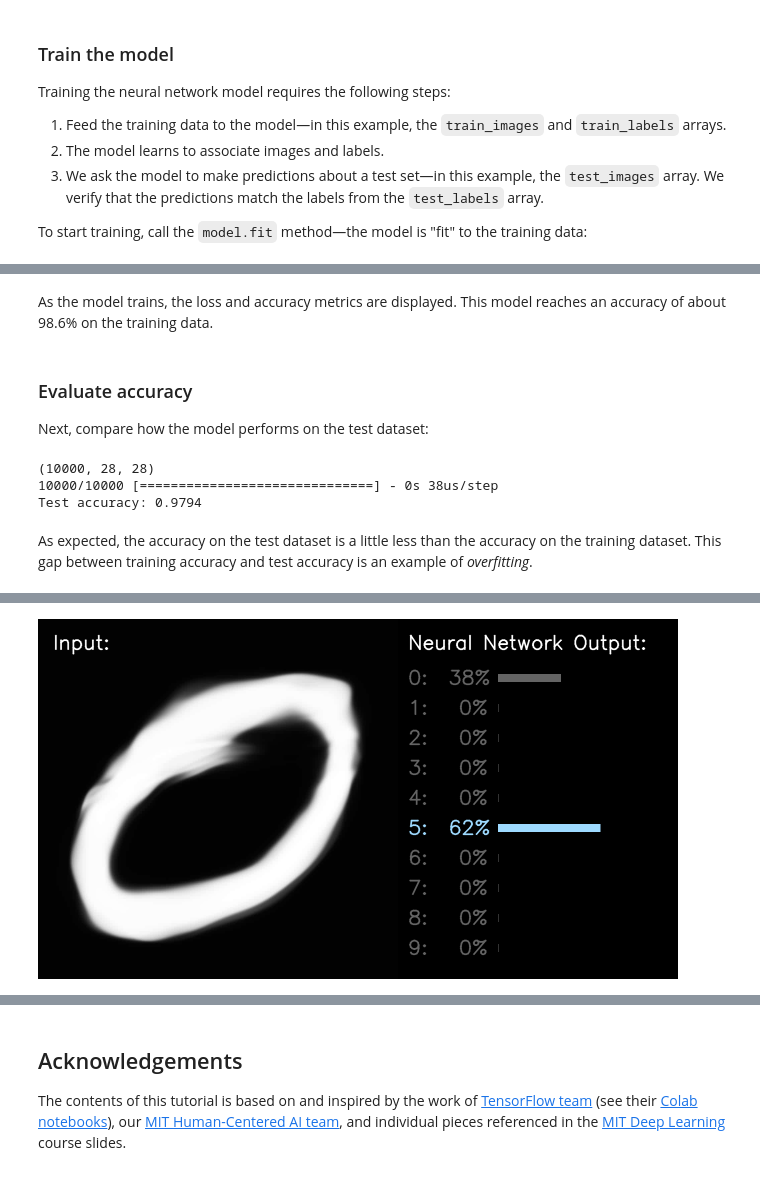
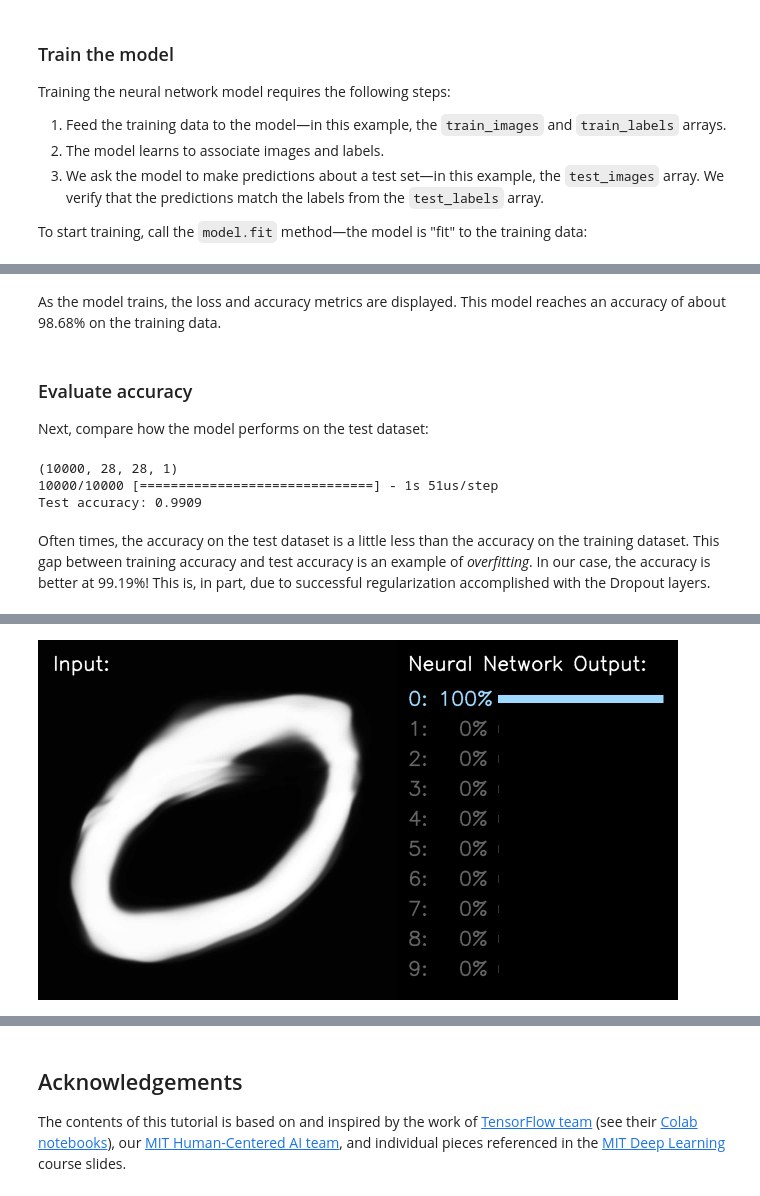
Before and after one commit to lexfridman/mit-deep-learning, a Jupyter notebook: tutorial_deep_learning_basics/deep_learning_basics.ipynb, the cells around one changed output, grey strips where cells are left out. Cells and saved outputs as stored; diff of their text form; code cells hidden in the pictures.

Commit message:
Update network for MNIST example

```diff
--- a/tutorial_deep_learning_basics/deep_learning_basics.ipynb
+++ b/tutorial_deep_learning_basics/deep_learning_basics.ipynb
@@ -194,9 +193,15 @@ Now, we load the dataset. The images are 28x28 NumPy arrays, with pixel values r
+# %%
+(train_images, train_labels), (test_images, test_labels) = keras.datasets.mnist.load_data()
+
+# reshape images to specify that it's a single channel
+train_images = train_images.reshape(train_images.shape[0], 28, 28, 1)
+test_images = test_images.reshape(test_images.shape[0], 28, 28, 1)
 # %% [markdown]
 We scale these values to a range of 0 to 1 before feeding to the neural network model. For this, we divide the values by 255. It's important that the *training set* and the *testing set* are preprocessed in the same way:
 # %%
 def preprocess_images(imgs): # should work for both a single image and multiple images
     sample_img = imgs if len(imgs.shape) == 2 else imgs[0]
-    assert sample_img.shape == (28, 28), sample_img.shape # make sure images are 28x28 and single-channel (grayscale)
+    assert sample_img.shape in [(28, 28, 1), (28, 28)], sample_img.shape # make sure images are 28x28 and single-channel (grayscale)
     return imgs / 255.0
 
 train_images = preprocess_images(train_images)
@@ -210,7 +215,7 @@ for i in range(5):
     plt.xticks([])
     plt.yticks([])
     plt.grid(False)
-    plt.imshow(train_images[i], cmap=plt.cm.binary)
+    plt.imshow(train_images[i].reshape(28, 28), cmap=plt.cm.binary)
     plt.xlabel(train_labels[i])
 # %% [output]
 [figure]
@@ -227,3 +226,29 @@ model = keras.Sequential([
+# %%
+# model = keras.Sequential([
+#     keras.layers.Flatten(input_shape=(28, 28)), # flatten image to a 1d-array of 28 * 28 = 784 pixels
+#     keras.layers.Dense(128, activation=tf.nn.relu), # fully-connected layer (128 nodes)
+#     keras.layers.Dense(10, activation=tf.nn.softmax) # softmax layer returns an array of 10 probability scores that sum to 1
+# ])
+
+from tensorflow.keras.layers import Conv2D, MaxPooling2D, Dropout, Flatten, Dense
+
+model = keras.Sequential()
+# 32 convolution filters used each of size 3x3
+model.add(Conv2D(32, kernel_size=(3, 3), activation='relu', input_shape=(28, 28, 1)))
+# 64 convolution filters used each of size 3x3
+model.add(Conv2D(64, (3, 3), activation='relu'))
+# choose the best features via pooling
+model.add(MaxPooling2D(pool_size=(2, 2)))
+# randomly turn neurons on and off to improve convergence
+model.add(Dropout(0.25))
+# flatten since too many dimensions, we only want a classification output
+model.add(Flatten())
+# fully connected to get all relevant data
+model.add(Dense(128, activation='relu'))
+# one more dropout
+model.add(Dropout(0.5))
+# output a softmax to squash the matrix into output probabilities
+model.add(Dense(10, activation='softmax'))
 # %% [markdown]
 Before the model is ready for training, it needs a few more settings. These are added during the model's *compile* step:
 
@@ -260,5 +285,5 @@ Epoch 5/5
 # %% [markdown]
-As the model trains, the loss and accuracy metrics are displayed. This model reaches an accuracy of about 98.6% on the training data.
+As the model trains, the loss and accuracy metrics are displayed. This model reaches an accuracy of about 98.68% on the training data.
 # %% [markdown]
 ### Evaluate accuracy
 
@@ -269,11 +294,11 @@ test_loss, test_acc = model.evaluate(test_images, test_labels)
 
 print('Test accuracy:', test_acc)
 # %% [output]
-(10000, 28, 28)
-10000/10000 [==============================] - 0s 38us/step
-Test accuracy: 0.9794
+(10000, 28, 28, 1)
+10000/10000 [==============================] - 1s 51us/step
+Test accuracy: 0.9909
 # %% [markdown]
-As expected, the accuracy on the test dataset is a little less than the accuracy on the training dataset. This gap between training accuracy and test accuracy is an example of *overfitting*.
+Often times, the accuracy on the test dataset is a little less than the accuracy on the training dataset. This gap between training accuracy and test accuracy is an example of *overfitting*. In our case, the accuracy is better at 99.19%! This is, in part, due to successful regularization accomplished with the Dropout layers.
 # %% [markdown]
 ### Make predictions
 
@@ -315,7 +340,9 @@ while True: # should 481 frames
     img_proc = cv2.resize(img_proc, (28, 28))
     img_proc = preprocess_images(img_proc)
     img_proc = 1 - img_proc # inverse since training dataset is white text with black background
+
     net_in = np.expand_dims(img_proc, axis=0) # expand dimension to specify batch size of 1
+    net_in = np.expand_dims(net_in, axis=3) # expand dimension to specify number of channels
 
     preds = model.predict(net_in)[0]
     guess = np.argmax(preds)
@@ -350,34 +377,34 @@ while True: # should 481 frames
 
         rect_start = 180
         cv2.rectangle(img, (x+rect_start, y-5), (x+rect_start+rect_width, y-20), color, -1)
 
         text = '{}: {:>3}%'.format(i, int(p))
         cv2.putText(img, text=text, org=(x, y), fontScale=font_scale, fontFace=font_face, thickness=thickness,
                     color=color, lineType=line_type)
         y += 60
 
     # if you don't want to save the output as a video, set this to False
     save_video = True
 
     if save_video:
         if vw is None:
             codec = cv2.VideoWriter_fourcc(*'DIVX')
             vid_width_height = img.shape[1], img.shape[0]
             vw = cv2.VideoWriter(mnist_prediction_path, codec, 30, vid_width_height)
         # 15 fps above doesn't work robustly so we right frame twice at 30 fps
         vw.write(img)
         vw.write(img)
 
     # scale down image for display
     img_disp = cv2.resize(img, (0,0), fx=0.5, fy=0.5)
     cv2_imshow(img_disp)
     IPython.display.clear_output(wait=True)
 
 cap.release()
 if vw is not None:
     vw.release()
 # %% [output]
-[figure, old version]
+[figure, new version]
 # %% [markdown]
 The above shows the prediction of the network by choosing the neuron with the highest output. While the output layer values add 1 to one, these do not reflect well-calibrated measures of "uncertainty". Often, the network is overly confident about the top choice that does not reflect a learned measure of probability. If everything ran correctly you should get an animation like this:
 
```
Also changed, not shown: parts of 6 cells of this notebook.
